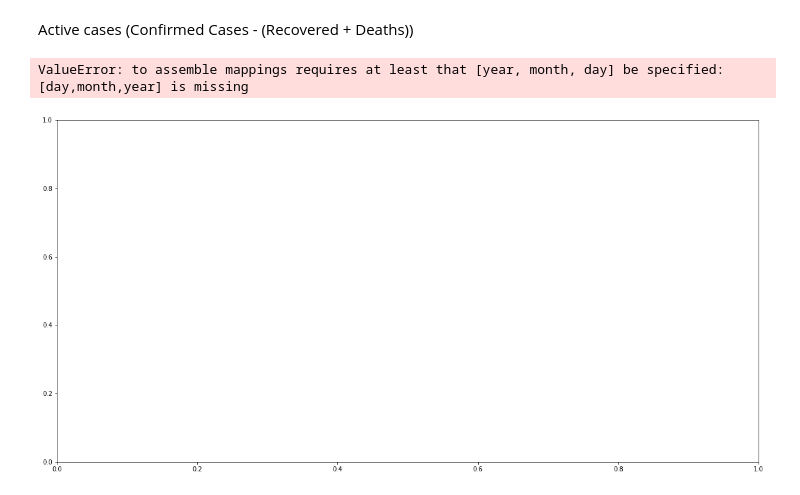
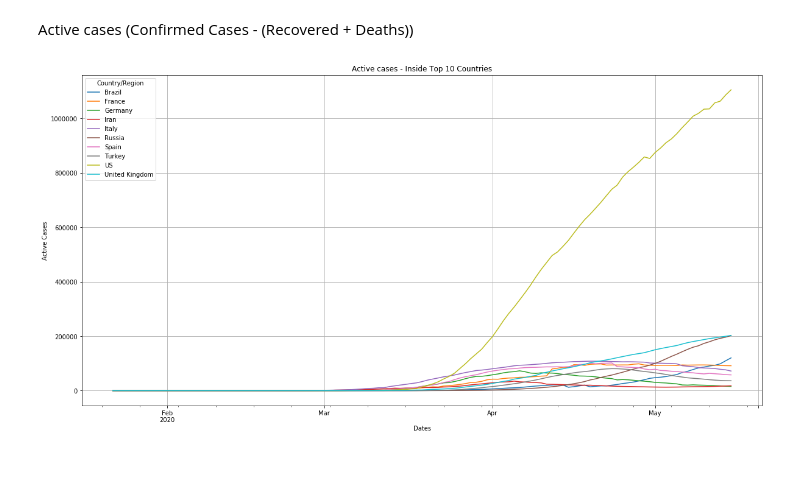
Before and after one commit to ErikSugawara/covid19-visualization-analysis, a Jupyter notebook: covid_visual_analysis.ipynb, the cells around one changed output. Drawn from its saved outputs; the diff is of its cells as text; code cells hidden in the pictures; blank space fills up the shorter version.

Commit message:
Fixed active graphic

```diff
--- a/covid_visual_analysis.ipynb
+++ b/covid_visual_analysis.ipynb
@@ -167,13 +167,12 @@ Active cases (Confirmed Cases - (Recovered + Deaths))
 # %%
 fig = plt.figure(figsize = (20, 10))
 ax_5 = fig.add_subplot(1,1,1)
 df_death = df_death.T
-df_death.index = pd.to_datetime(df_death)
+df_death.index = pd.to_datetime(df_death.index)
 df_active = (df_top10 - (df_recovered + df_death))
 df_active.plot(ax=ax_5, legend=True)
 ax_5.set_title("Active cases - Inside Top 10 Countries", fontsize=12)
 ax_5.grid(True)
 ax_5.set(xlabel='Dates', ylabel='Active Cases');
 # %% [output]
-ValueError: to assemble mappings requires at least that [year, month, day] be specified: [day,month,year] is missing
-[figure, old version]
+[figure, new version]
```
